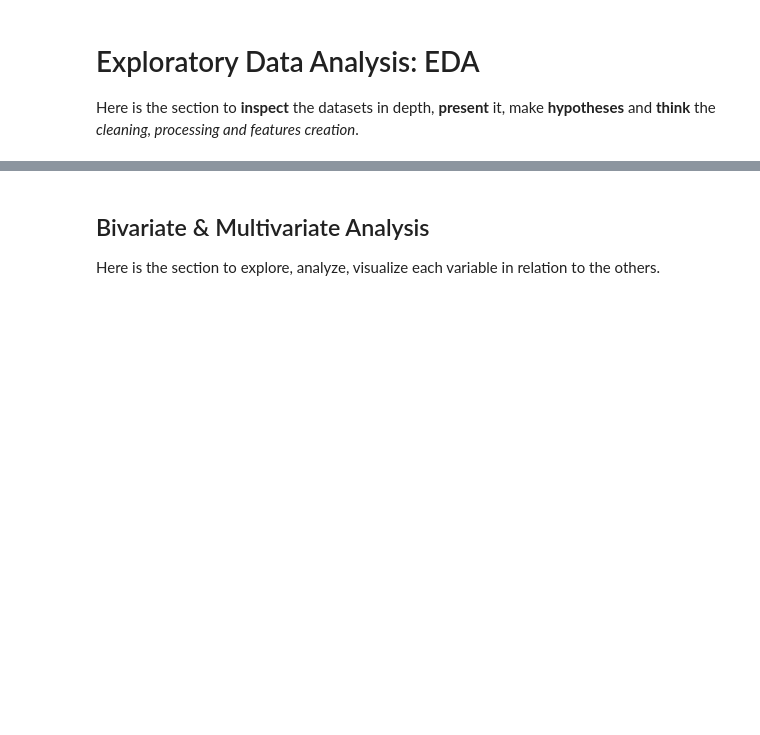
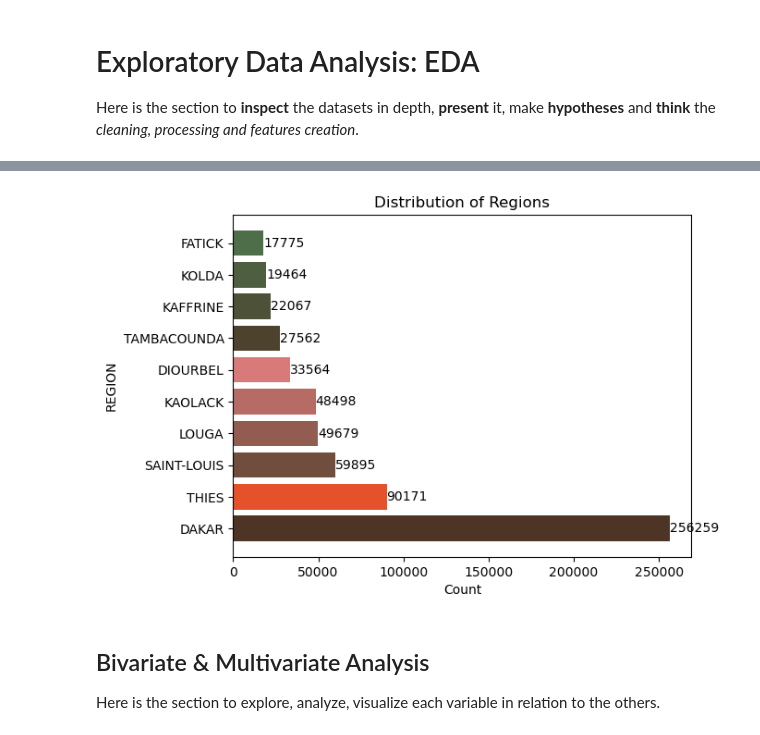
Before and after one commit to codedzifa/CAPSTONE, a Jupyter notebook: Capstone Customer Churn.ipynb, the cells around one changed output, grey strips where cells are left out. Saved outputs shown, nothing was run; the diff lists cells and outputs as text; code cells hidden in the pictures; blank space fills up the shorter version.

```diff
--- a/Capstone Customer Churn.ipynb
+++ b/Capstone Customer Churn.ipynb
@@ -171,3 +359,20 @@ Here is the section to explore, analyze, visualize each variable independently o
+# %%
+#Horizontal bar distribution of the Region
+region= train_df['REGION'].value_counts().head(10)
+colors = ['#4D3425','#E4512B','#704D3D','#935C51','#B66B65','#D97A7A','#4D422E','#4D5137','#4D5F40','#4D6E49']
+
+plt.barh(region.index, region.values, color=colors)
+plt.xlabel('Count')
+plt.ylabel('REGION')
+plt.title('Distribution of Regions')
+
+# Add data labels
+for i, count in enumerate(region.values):
+    plt.text(count, i, str(count), ha='left', va='center')
+
+plt.show()
+# %% [output]
+[figure, added]
 # %% [markdown]
 ## Bivariate & Multivariate Analysis
 Here is the section to explore, analyze, visualize each variable in relation to the others.
```
Also changed, not shown: parts of 25 cells of this notebook.
